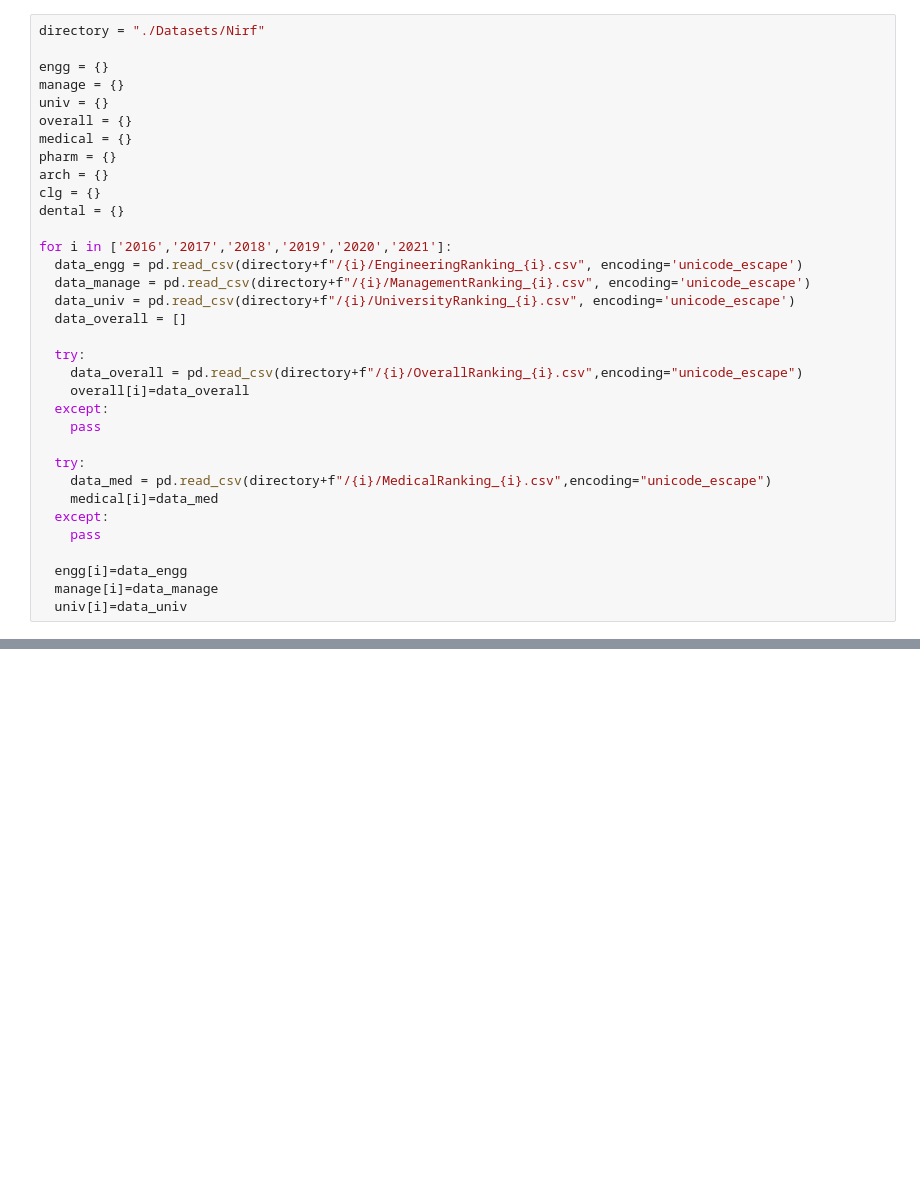
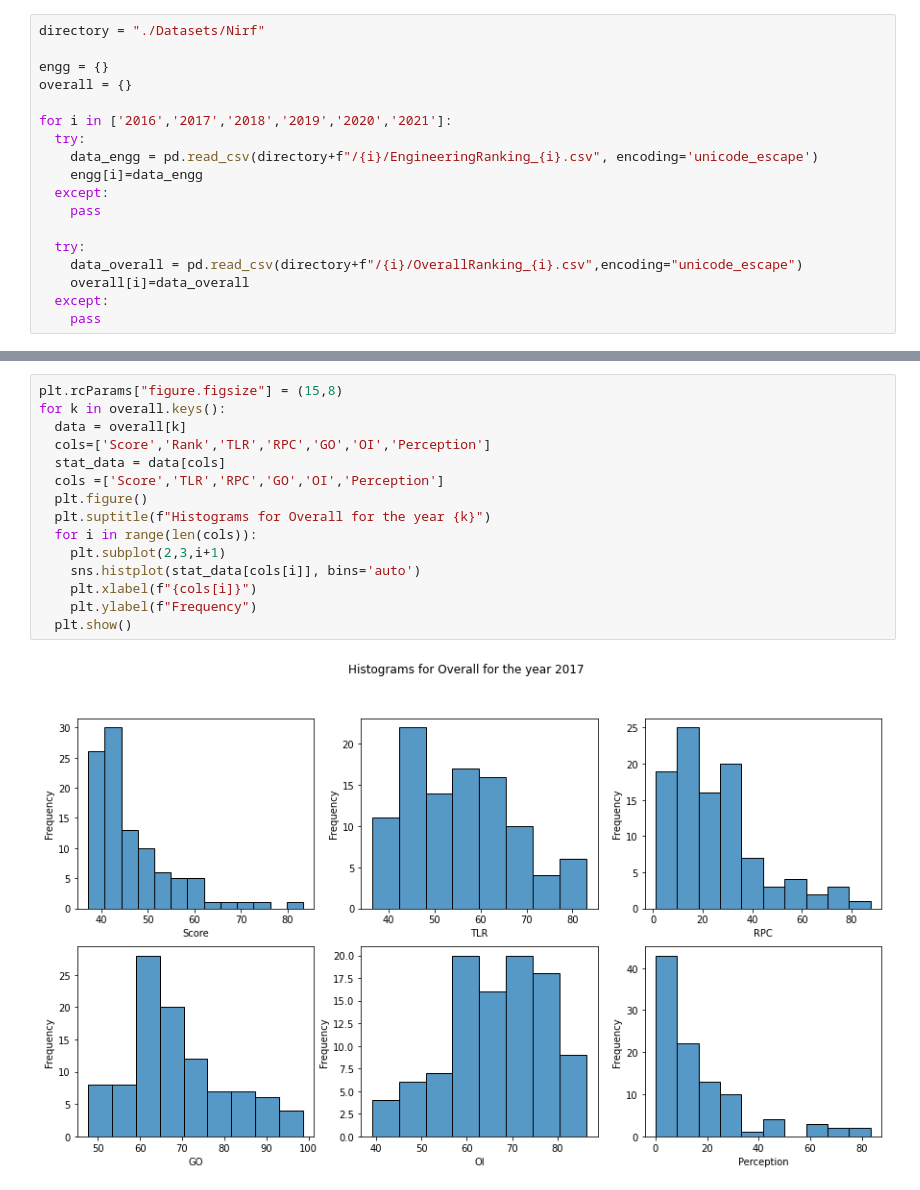
Before and after one commit to kalp121212/DS203_Project, a Jupyter notebook: Nirf.ipynb, the cells around one changed output, grey strips where cells are left out. Saved outputs shown, nothing was run; the diff lists cells and outputs as text; blank space fills up the shorter version.

Commit message:
Added Some Plots

```diff
--- a/Nirf.ipynb
+++ b/Nirf.ipynb
@@ -7,33 +8,17 @@ import os
 directory = "./Datasets/Nirf"
 
 engg = {}
-manage = {}
-univ = {}
 overall = {}
-medical = {}
-pharm = {}
-arch = {}
-clg = {}
-dental = {}
 
 for i in ['2016','2017','2018','2019','2020','2021']:
-  data_engg = pd.read_csv(directory+f"/{i}/EngineeringRanking_{i}.csv", encoding='unicode_escape')
-  data_manage = pd.read_csv(directory+f"/{i}/ManagementRanking_{i}.csv", encoding='unicode_escape')
-  data_univ = pd.read_csv(directory+f"/{i}/UniversityRanking_{i}.csv", encoding='unicode_escape')
-  data_overall = []
+  try:
+    data_engg = pd.read_csv(directory+f"/{i}/EngineeringRanking_{i}.csv", encoding='unicode_escape')
+    engg[i]=data_engg
+  except:
+    pass
 
   try:
     data_overall = pd.read_csv(directory+f"/{i}/OverallRanking_{i}.csv",encoding="unicode_escape")
     overall[i]=data_overall
   except:
     pass
-
-  try:
-    data_med = pd.read_csv(directory+f"/{i}/MedicalRanking_{i}.csv",encoding="unicode_escape")
-    medical[i]=data_med
-  except:
-    pass
-
-  engg[i]=data_engg
-  manage[i]=data_manage
-  univ[i]=data_univ
@@ -53,0 +27,17 @@ dict_keys(['2018', '2019', '2020', '2021'])
+# %%
+plt.rcParams["figure.figsize"] = (15,8)
+for k in overall.keys():
+  data = overall[k]
+  cols=['Score','Rank','TLR','RPC','GO','OI','Perception']
+  stat_data = data[cols]
+  cols =['Score','TLR','RPC','GO','OI','Perception']
+  plt.figure()
+  plt.suptitle(f"Histograms for Overall for the year {k}")
+  for i in range(len(cols)):
+    plt.subplot(2,3,i+1)
+    sns.histplot(stat_data[cols[i]], bins='auto')
+    plt.xlabel(f"{cols[i]}")
+    plt.ylabel(f"Frequency")
+  plt.show()
+# %% [output]
+[figure, added]
```
Also changed, not shown: parts of 12 cells of this notebook.
